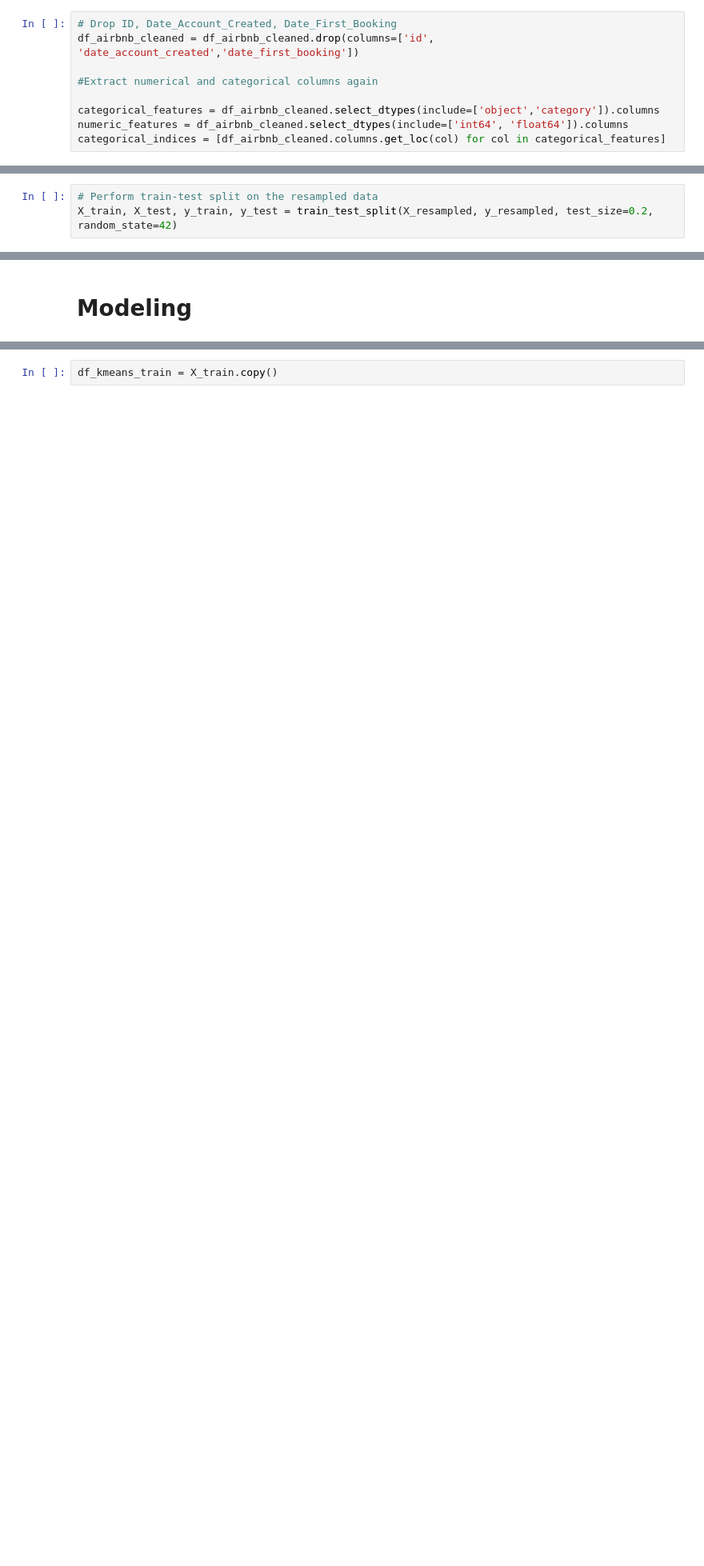
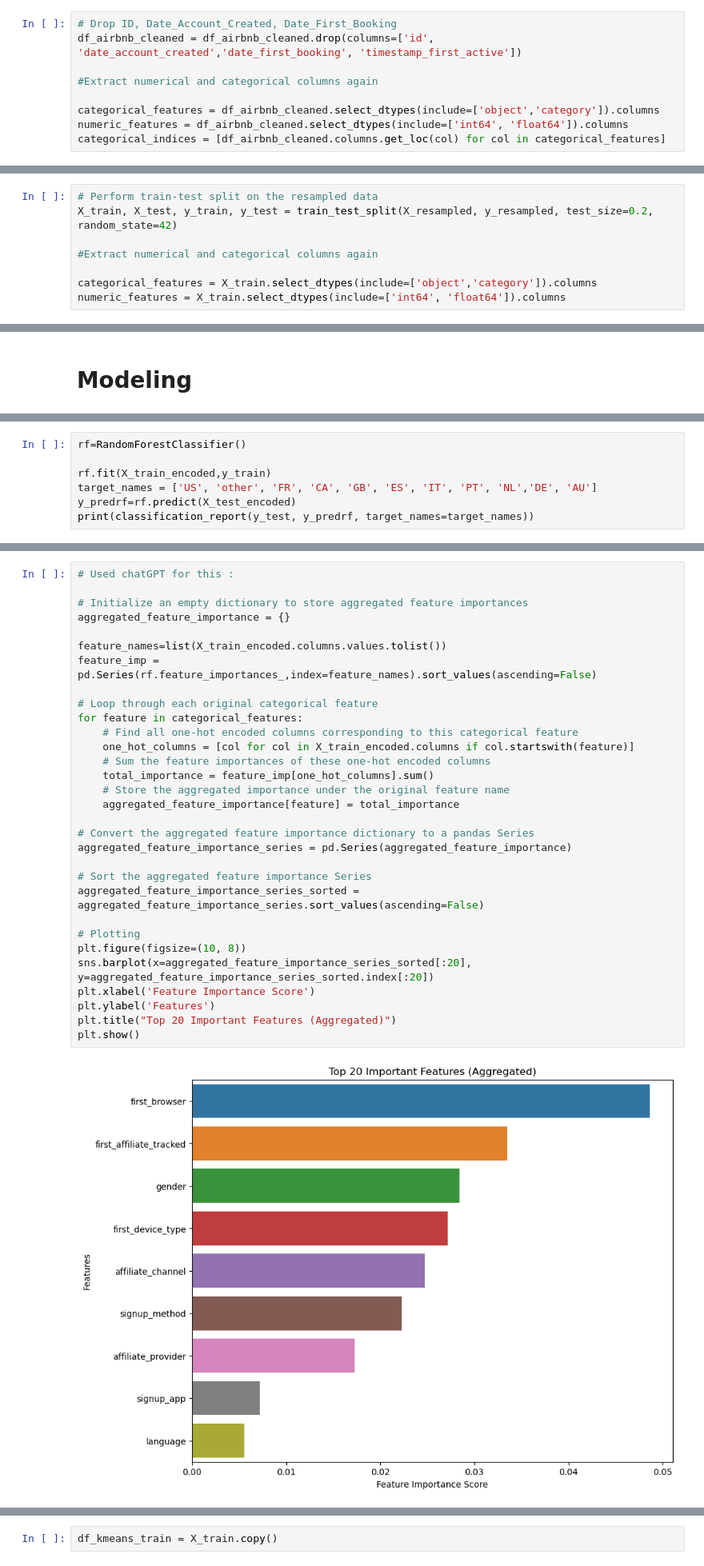
Before and after one commit to dominicfanucchi/aai-510_group7, a Jupyter notebook: AAI-510 Final Project.ipynb, the cells around one changed output, grey strips where cells are left out. Shown at 80% size. Cells and saved outputs as stored; diff of their text form; blank space fills up the shorter version.

Commit message:
Added Random Forest and XGBoost. XGBoost uses labelEncoder which needs to be converted to OneHotEncoder

```diff
--- a/AAI-510 Final Project.ipynb
+++ b/AAI-510 Final Project.ipynb
@@ -283,7 +283,7 @@ Cramers_V output for feature first_browser = 0.007699147095242534
 Cramers_V output for feature country_destination = 1.0
 # %%
 # Drop ID, Date_Account_Created, Date_First_Booking
-df_airbnb_cleaned = df_airbnb_cleaned.drop(columns=['id', 'date_account_created','date_first_booking'])
+df_airbnb_cleaned = df_airbnb_cleaned.drop(columns=['id', 'date_account_created','date_first_booking', 'timestamp_first_active'])
 
 #Extract numerical and categorical columns again
 
@@ -333,3 +333,8 @@ Name: country_destination, dtype: int64
 # %%
 # Perform train-test split on the resampled data
 X_train, X_test, y_train, y_test = train_test_split(X_resampled, y_resampled, test_size=0.2, random_state=42)
+
+#Extract numerical and categorical columns again
+
+categorical_features = X_train.select_dtypes(include=['object','category']).columns
+numeric_features = X_train.select_dtypes(include=['int64', 'float64']).columns
@@ -339,0 +373,7 @@ X_train, X_test, y_train, y_test = train_test_split(X_resampled, y_resampled, te
+# %%
+rf=RandomForestClassifier()
+
+rf.fit(X_train_encoded,y_train)
+target_names = ['US', 'other', 'FR', 'CA', 'GB', 'ES', 'IT', 'PT', 'NL','DE', 'AU']
+y_predrf=rf.predict(X_test_encoded)
+print(classification_report(y_test, y_predrf, target_names=target_names))
@@ -339,0 +398,33 @@ X_train, X_test, y_train, y_test = train_test_split(X_resampled, y_resampled, te
+# %%
+# Used chatGPT for this :
+
+# Initialize an empty dictionary to store aggregated feature importances
+aggregated_feature_importance = {}
+
+feature_names=list(X_train_encoded.columns.values.tolist())
+feature_imp = pd.Series(rf.feature_importances_,index=feature_names).sort_values(ascending=False)
+
+# Loop through each original categorical feature
+for feature in categorical_features:
+    # Find all one-hot encoded columns corresponding to this categorical feature
+    one_hot_columns = [col for col in X_train_encoded.columns if col.startswith(feature)]
+    # Sum the feature importances of these one-hot encoded columns
+    total_importance = feature_imp[one_hot_columns].sum()
+    # Store the aggregated importance under the original feature name
+    aggregated_feature_importance[feature] = total_importance
+
+# Convert the aggregated feature importance dictionary to a pandas Series
+aggregated_feature_importance_series = pd.Series(aggregated_feature_importance)
+
+# Sort the aggregated feature importance Series
+aggregated_feature_importance_series_sorted = aggregated_feature_importance_series.sort_values(ascending=False)
+
+# Plotting
+plt.figure(figsize=(10, 8))
+sns.barplot(x=aggregated_feature_importance_series_sorted[:20], y=aggregated_feature_importance_series_sorted.index[:20])
+plt.xlabel('Feature Importance Score')
+plt.ylabel('Features')
+plt.title("Top 20 Important Features (Aggregated)")
+plt.show()
+# %% [output]
+[figure, added]
```
Also changed, not shown: parts of 9 cells of this notebook.
